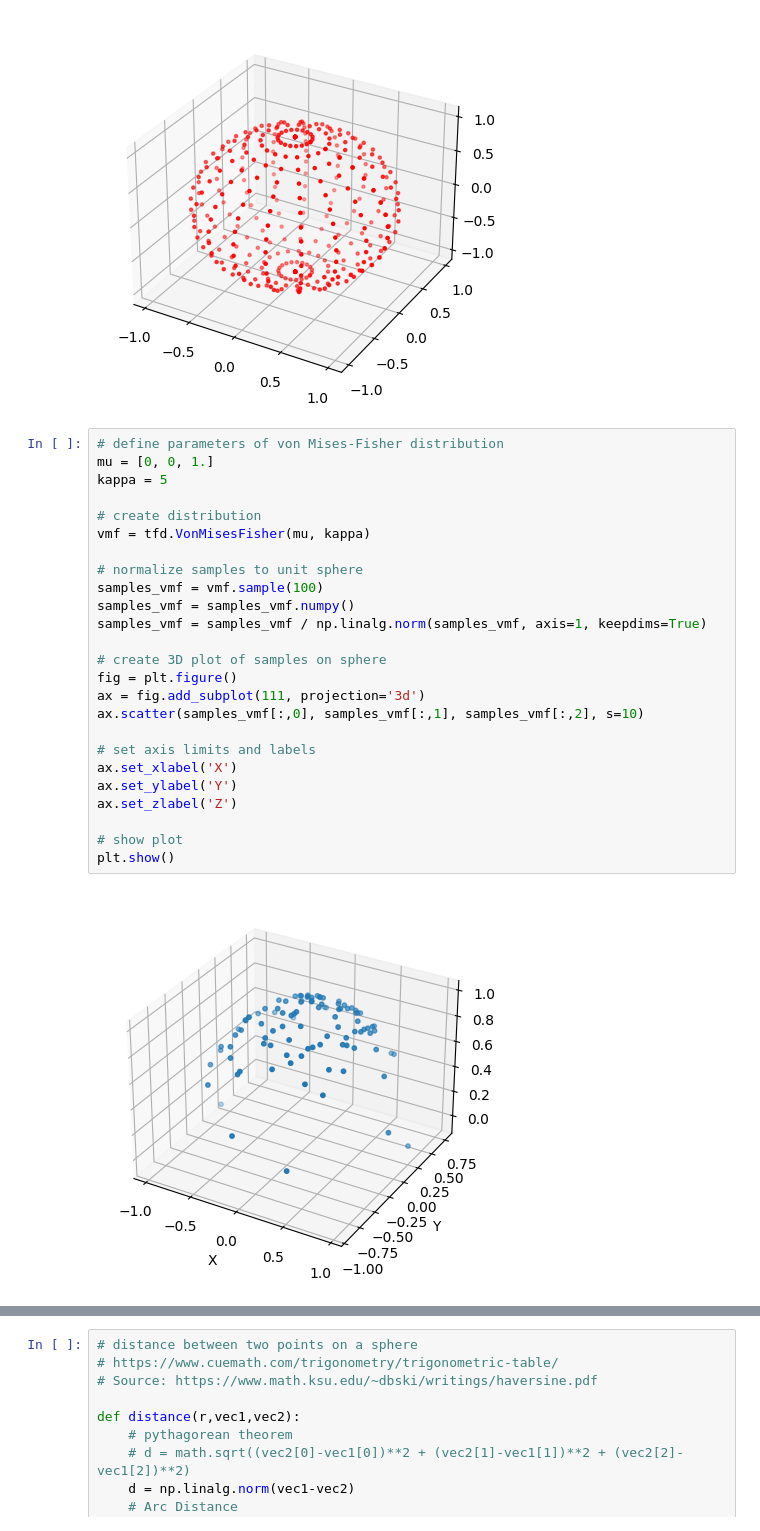
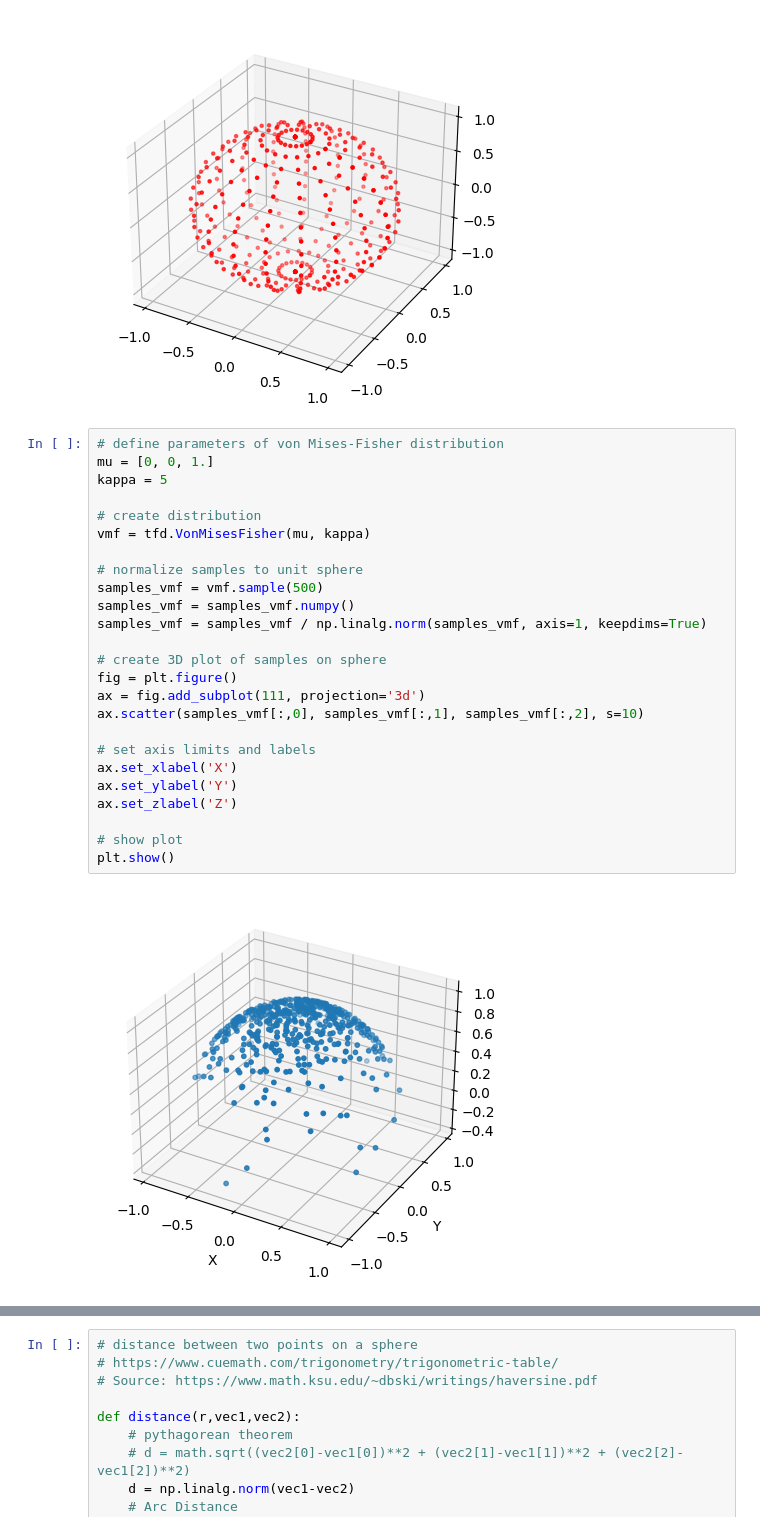
Before and after one commit to Muhanzhaokmp228/Bachelor-project, a Jupyter notebook: Code/Sphere.ipynb, the cells around one changed output, grey strips where cells are left out. Cells and saved outputs as stored; diff of their text form.

```diff
--- a/Code/Sphere.ipynb
+++ b/Code/Sphere.ipynb
@@ -68,27 +69,27 @@ plt.show()
 # %%
 # define parameters of von Mises-Fisher distribution
 mu = [0, 0, 1.]
 kappa = 5
 
 # create distribution
 vmf = tfd.VonMisesFisher(mu, kappa)
 
 # normalize samples to unit sphere
-samples_vmf = vmf.sample(100)
+samples_vmf = vmf.sample(500)
 samples_vmf = samples_vmf.numpy()
 samples_vmf = samples_vmf / np.linalg.norm(samples_vmf, axis=1, keepdims=True)
 
 # create 3D plot of samples on sphere
 fig = plt.figure()
 ax = fig.add_subplot(111, projection='3d')
 ax.scatter(samples_vmf[:,0], samples_vmf[:,1], samples_vmf[:,2], s=10)
 
 # set axis limits and labels
 ax.set_xlabel('X')
 ax.set_ylabel('Y')
 ax.set_zlabel('Z')
 
 # show plot
 plt.show()
 # %% [output]
-[figure, old version]
+[figure, new version]
```
Also changed, not shown: parts of 4 cells of this notebook, 12 other files.
